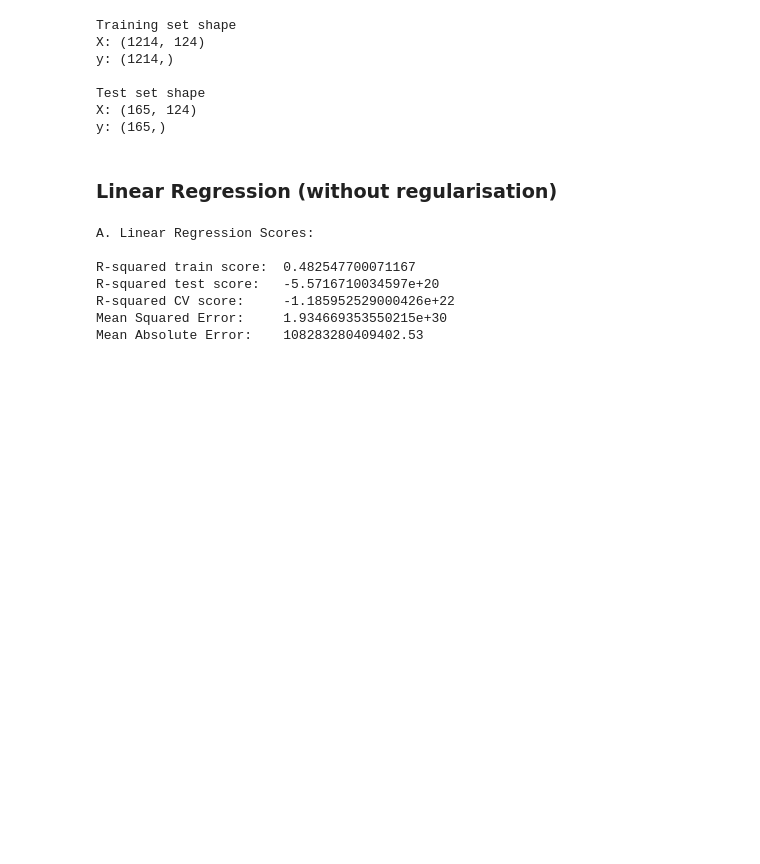
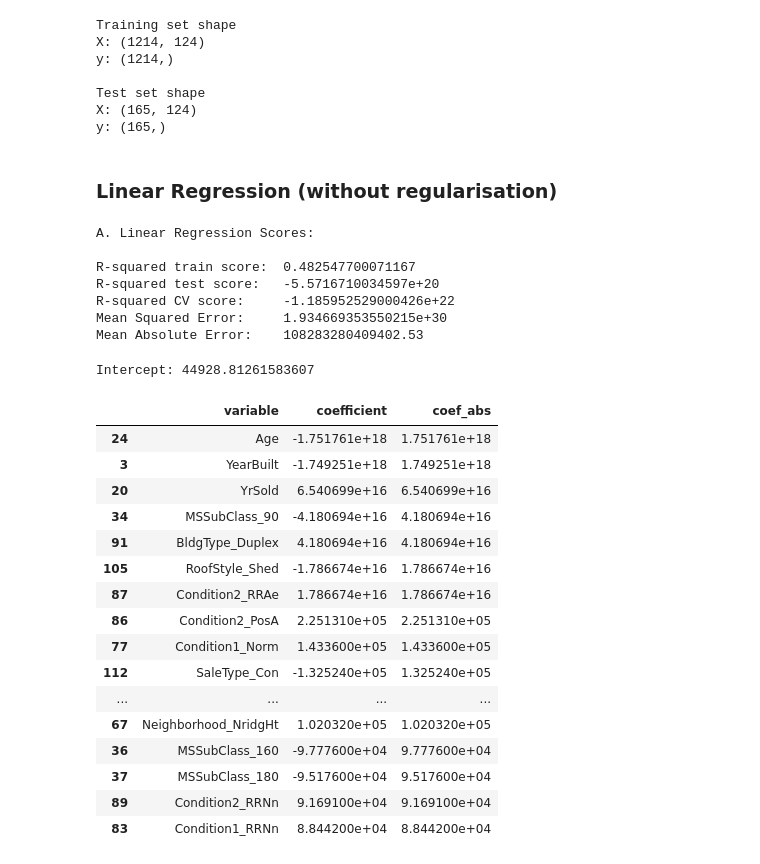
Before and after one commit to fedfioravanti/Regression-and-Classification-to-Predict-House-Prices, a Jupyter notebook: GA_HousePrices_02_modelling.ipynb, the cells around one changed output. Drawn from its saved outputs; the diff is of its cells as text; code cells hidden in the pictures; blank space fills up the shorter version.

Commit message:
modelling

```diff
--- a/GA_HousePrices_02_modelling.ipynb
+++ b/GA_HousePrices_02_modelling.ipynb
@@ -253,0 +231,30 @@ print("Mean of Ccoss-validated scores:", scores.mean())
+# %%
+# display the model intercept
+print('Intercept:', linreg.intercept_)
+# %% [output]
+Intercept: 44928.81261583607
+# %%
+# collect the model coefficients in a dataframe
+linreg_coef = pd.DataFrame(list(zip(X_train.columns, linreg.coef_)), columns = ['variable','coefficient'])
+linreg_coef['coef_abs'] = abs(linreg_coef['coefficient'])
+
+# display the model coefficients
+linreg_coef.sort_values(by = 'coef_abs', ascending = False)[:20]
+# %% [output]
+|  | variable | coefficient | coef_abs |
+| 24 | Age | -1.751761e+18 | 1.751761e+18 |
+| 3 | YearBuilt | -1.749251e+18 | 1.749251e+18 |
+| 20 | YrSold | 6.540699e+16 | 6.540699e+16 |
+| 34 | MSSubClass_90 | -4.180694e+16 | 4.180694e+16 |
+| 91 | BldgType_Duplex | 4.180694e+16 | 4.180694e+16 |
+| 105 | RoofStyle_Shed | -1.786674e+16 | 1.786674e+16 |
+| 87 | Condition2_RRAe | 1.786674e+16 | 1.786674e+16 |
+| 86 | Condition2_PosA | 2.251310e+05 | 2.251310e+05 |
+| 77 | Condition1_Norm | 1.433600e+05 | 1.433600e+05 |
+| 112 | SaleType_Con | -1.325240e+05 | 1.325240e+05 |
+| ... | ... | ... | ... |
+| 67 | Neighborhood_NridgHt | 1.020320e+05 | 1.020320e+05 |
+| 36 | MSSubClass_160 | -9.777600e+04 | 9.777600e+04 |
+| 37 | MSSubClass_180 | -9.517600e+04 | 9.517600e+04 |
+| 89 | Condition2_RRNn | 9.169100e+04 | 9.169100e+04 |
+| 83 | Condition1_RRNn | 8.844200e+04 | 8.844200e+04 |
```
Also changed, not shown: parts of 6 cells of this notebook.
